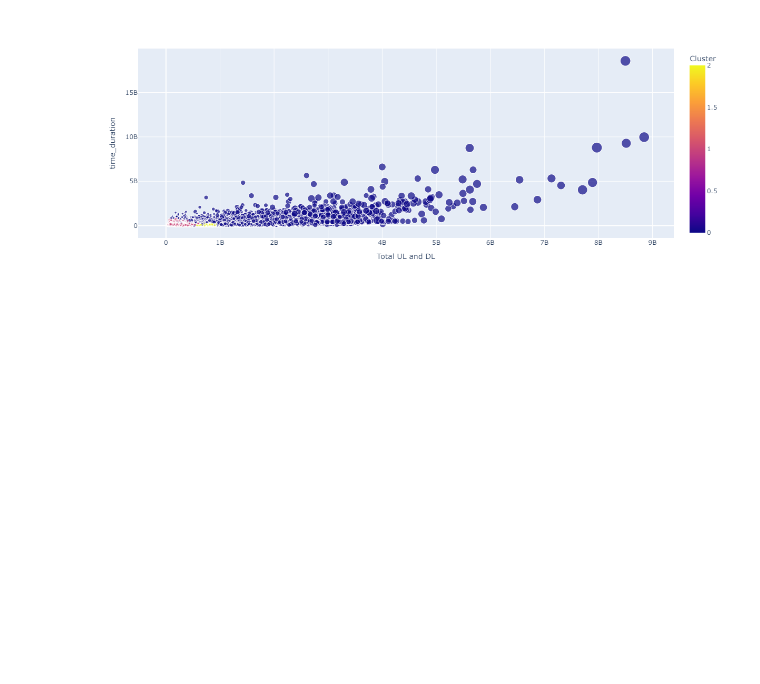
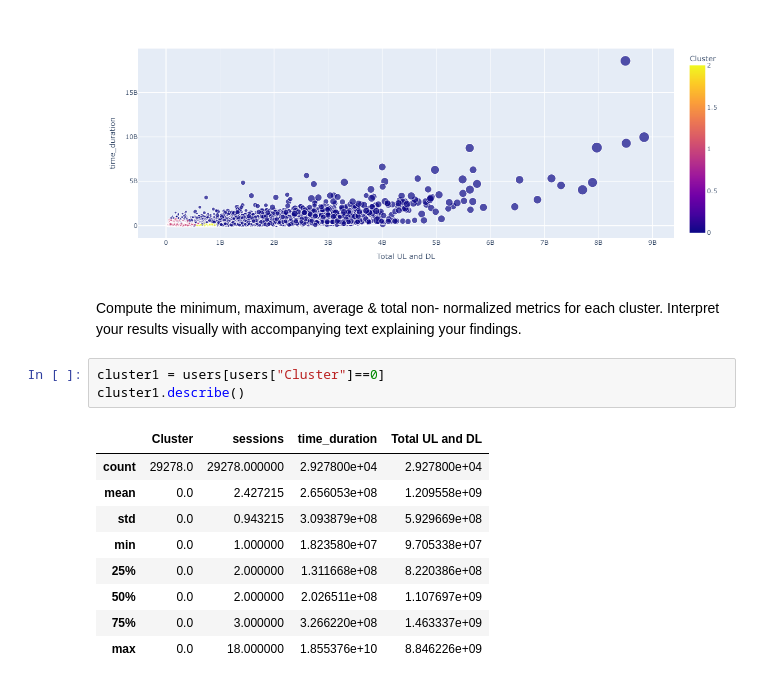
Before and after one commit to Leulseged-Mesfin/Tellco-Analysis, a Jupyter notebook: notbooks/User Engagement Analysis.ipynb, the cells around one changed output. Cells and saved outputs as stored; diff of their text form; blank space fills up the shorter version.

Commit message:
Compute the minimum, maximum, average & total non-normalized metrics for each cluster..

```diff
--- a/notbooks/User Engagement Analysis.ipynb
+++ b/notbooks/User Engagement Analysis.ipynb
@@ -383,3 +383,18 @@ fig = px.scatter(users, x='Total UL and DL', y="time_duration", color='Cluster',
 Image(pio.to_image(fig, format='png', width=1200))
 # %% [output]
 [figure]
+# %% [markdown]
+Compute the minimum, maximum, average & total non- normalized metrics for each cluster. Interpret your results visually with accompanying text explaining your findings.
+# %%
+cluster1 = users[users["Cluster"]==0]
+cluster1.describe()
+# %% [output]
+|  | Cluster | sessions | time_duration | Total UL and DL |
+| count | 29278.0 | 29278.000000 | 2.927800e+04 | 2.927800e+04 |
+| mean | 0.0 | 2.427215 | 2.656053e+08 | 1.209558e+09 |
+| std | 0.0 | 0.943215 | 3.093879e+08 | 5.929669e+08 |
+| min | 0.0 | 1.000000 | 1.823580e+07 | 9.705338e+07 |
+| 25% | 0.0 | 2.000000 | 1.311668e+08 | 8.220386e+08 |
+| 50% | 0.0 | 2.000000 | 2.026511e+08 | 1.107697e+09 |
+| 75% | 0.0 | 3.000000 | 3.266220e+08 | 1.463337e+09 |
+| max | 0.0 | 18.000000 | 1.855376e+10 | 8.846226e+09 |
```
Also changed, not shown: parts of 1 cell of this notebook.
